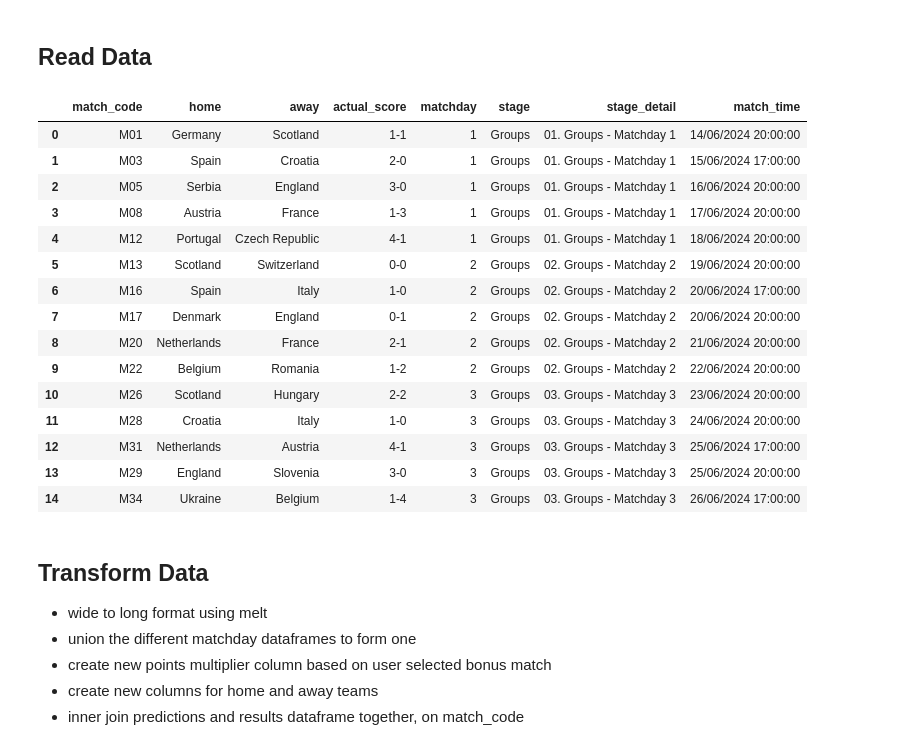
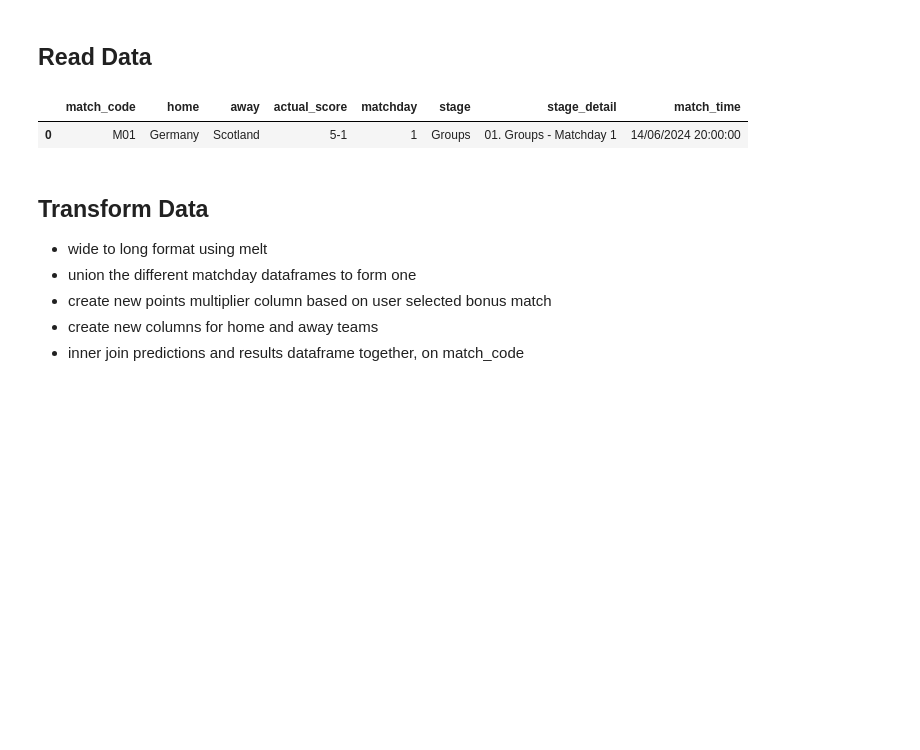
Before and after one commit to tmorgan94/euro2024-predictions, a Jupyter notebook: euro2024_predictions.ipynb, the cells around one changed output. Cells and saved outputs as stored; diff of their text form; code cells hidden in the pictures; blank space fills up the shorter version.

Commit message:
updated with new results after 2 matches in md1

```diff
--- a/euro2024_predictions.ipynb
+++ b/euro2024_predictions.ipynb
@@ -9,23 +9,11 @@ import os
 ## Read Data
 # %%
 df_results = pd.read_csv('data/results.csv')
+# Drop rows where 'actual_score' is NaN, for cases when the game has not happened yet and no score is recorded
+df_results = df_results.dropna(subset=['actual_score'])
 df_results
 # %% [output]
 |  | match_code | home | away | actual_score | matchday | stage | stage_detail | match_time |
-| 0 | M01 | Germany | Scotland | 1-1 | 1 | Groups | 01. Groups - Matchday 1 | 14/06/2024 20:00:00 |
-| 1 | M03 | Spain | Croatia | 2-0 | 1 | Groups | 01. Groups - Matchday 1 | 15/06/2024 17:00:00 |
-| 2 | M05 | Serbia | England | 3-0 | 1 | Groups | 01. Groups - Matchday 1 | 16/06/2024 20:00:00 |
-| 3 | M08 | Austria | France | 1-3 | 1 | Groups | 01. Groups - Matchday 1 | 17/06/2024 20:00:00 |
-| 4 | M12 | Portugal | Czech Republic | 4-1 | 1 | Groups | 01. Groups - Matchday 1 | 18/06/2024 20:00:00 |
-| 5 | M13 | Scotland | Switzerland | 0-0 | 2 | Groups | 02. Groups - Matchday 2 | 19/06/2024 20:00:00 |
-| 6 | M16 | Spain | Italy | 1-0 | 2 | Groups | 02. Groups - Matchday 2 | 20/06/2024 17:00:00 |
-| 7 | M17 | Denmark | England | 0-1 | 2 | Groups | 02. Groups - Matchday 2 | 20/06/2024 20:00:00 |
-| 8 | M20 | Netherlands | France | 2-1 | 2 | Groups | 02. Groups - Matchday 2 | 21/06/2024 20:00:00 |
-| 9 | M22 | Belgium | Romania | 1-2 | 2 | Groups | 02. Groups - Matchday 2 | 22/06/2024 20:00:00 |
-| 10 | M26 | Scotland | Hungary | 2-2 | 3 | Groups | 03. Groups - Matchday 3 | 23/06/2024 20:00:00 |
-| 11 | M28 | Croatia | Italy | 1-0 | 3 | Groups | 03. Groups - Matchday 3 | 24/06/2024 20:00:00 |
-| 12 | M31 | Netherlands | Austria | 4-1 | 3 | Groups | 03. Groups - Matchday 3 | 25/06/2024 17:00:00 |
-| 13 | M29 | England | Slovenia | 3-0 | 3 | Groups | 03. Groups - Matchday 3 | 25/06/2024 20:00:00 |
-| 14 | M34 | Ukraine | Belgium | 1-4 | 3 | Groups | 03. Groups - Matchday 3 | 26/06/2024 17:00:00 |
+| 0 | M01 | Germany | Scotland | 5-1 | 1 | Groups | 01. Groups - Matchday 1 | 14/06/2024 20:00:00 |
 # %%
 md1_responses = pd.read_csv('data/md1_responses.csv')
```
Also changed, not shown: parts of 15 cells of this notebook, 12 other files.
